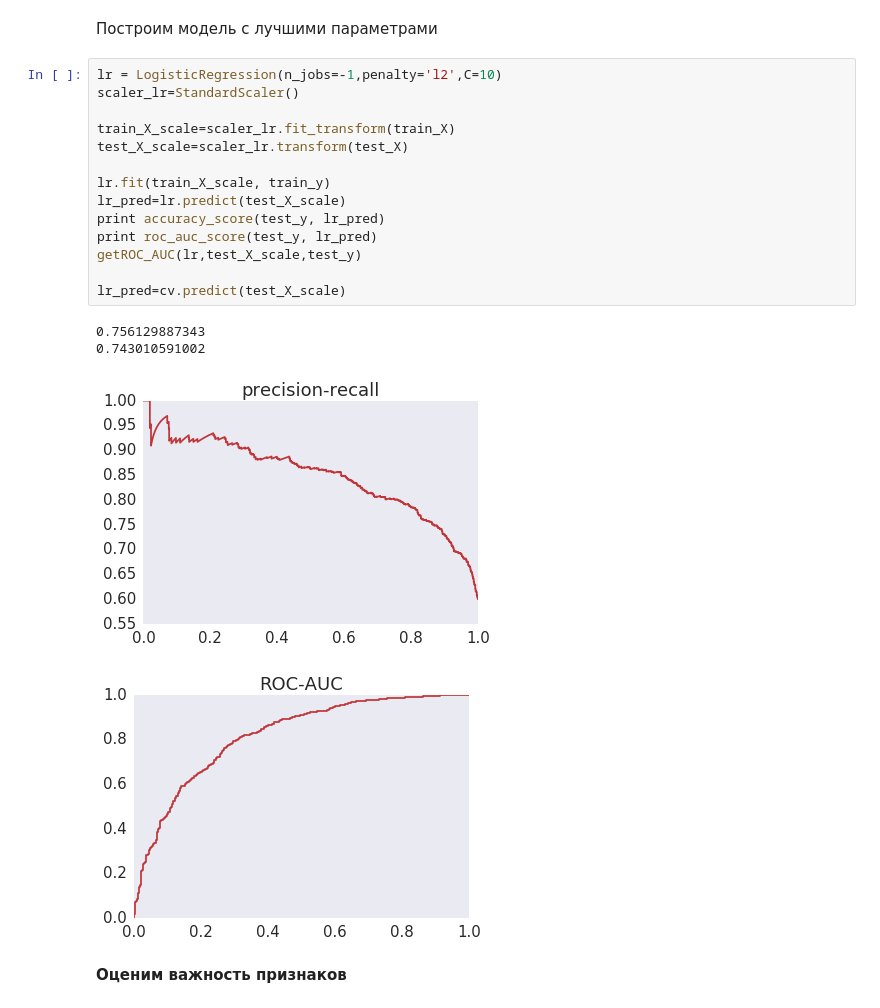
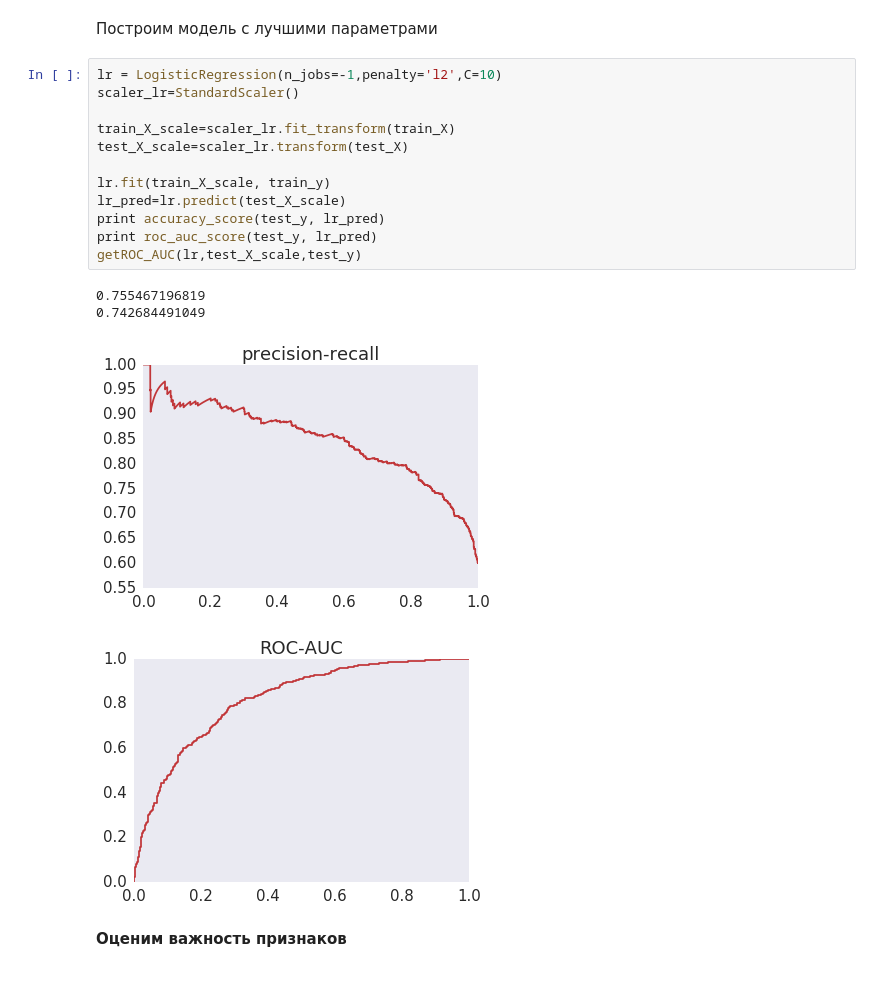
Before and after one commit to Danil328/study, a Jupyter notebook: ML/ML2.ipynb, the cells around one changed output. Cells and saved outputs as stored; diff of their text form.

```diff
--- a/ML/ML2.ipynb
+++ b/ML/ML2.ipynb
@@ -278,21 +296,19 @@ with fitness: 0.754848334162
 # %%
 lr = LogisticRegression(n_jobs=-1,penalty='l2',C=10)
 scaler_lr=StandardScaler()
 
 train_X_scale=scaler_lr.fit_transform(train_X)
 test_X_scale=scaler_lr.transform(test_X)
 
 lr.fit(train_X_scale, train_y)
 lr_pred=lr.predict(test_X_scale)
 print accuracy_score(test_y, lr_pred)
 print roc_auc_score(test_y, lr_pred)
 getROC_AUC(lr,test_X_scale,test_y)
-
-lr_pred=cv.predict(test_X_scale)
 # %% [output]
-0.756129887343
-0.743010591002
+0.755467196819
+0.742684491049
-[figure, old version]
+[figure, new version]
 [figure]
 # %% [markdown]
 **Оценим важность признаков**
```
Also changed, not shown: parts of 23 cells of this notebook.
